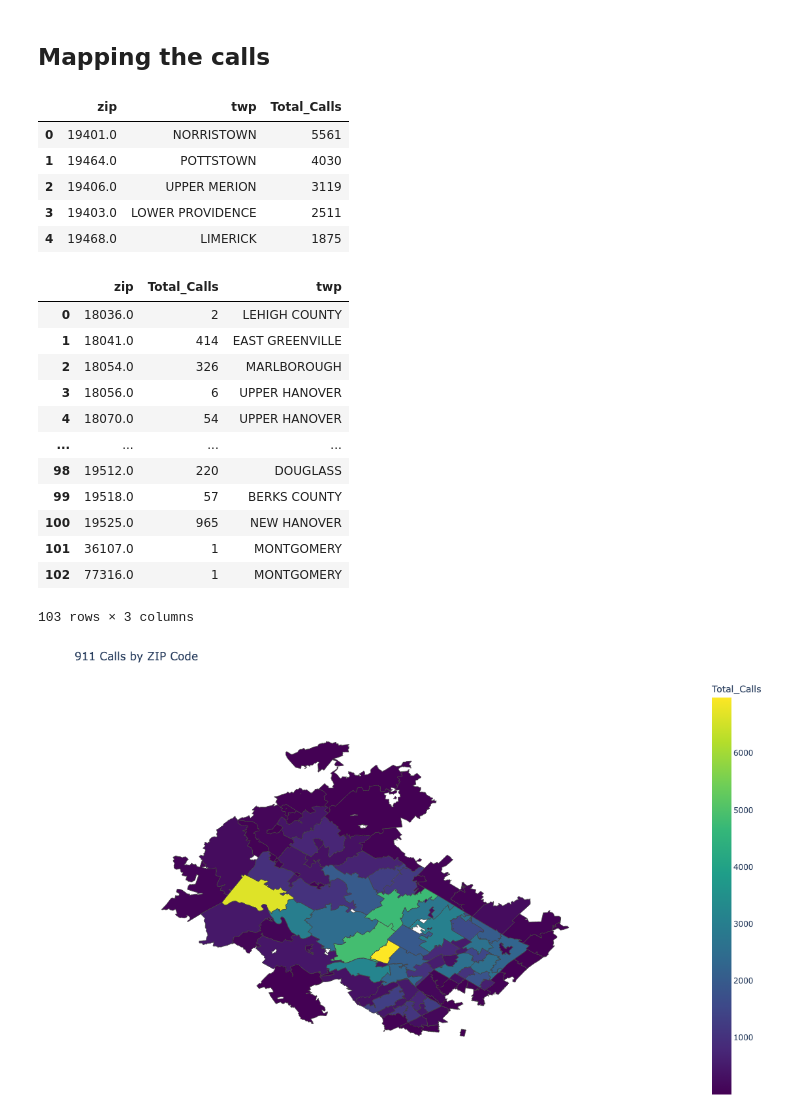
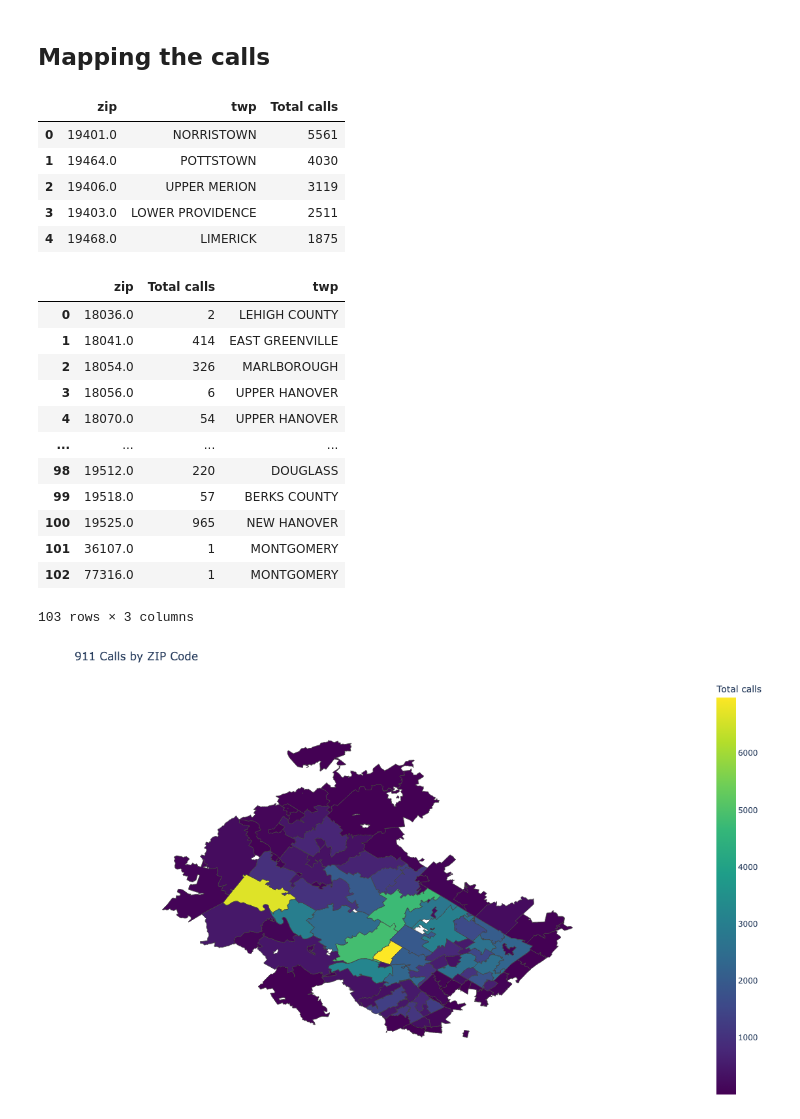
Before and after one commit to AlejandroFuentePinero/python-eda-mini-projects, a Jupyter notebook: 01_911_calls_analysis/01_911_EDA_project.ipynb, the cells around one changed output. Cells and saved outputs as stored; diff of their text form; code cells hidden in the pictures.

```diff
--- a/01_911_calls_analysis/01_911_EDA_project.ipynb
+++ b/01_911_calls_analysis/01_911_EDA_project.ipynb
@@ -390,10 +390,10 @@ plt.show()
 ## Mapping the calls
 # %%
 calls_by_zip = df[['zip', 'twp']].value_counts().reset_index()
-calls_by_zip.columns = ['zip', 'twp','Total_Calls']
+calls_by_zip.columns = ['zip', 'twp','Total calls']
 calls_by_zip.head()
 # %% [output]
-|  | zip | twp | Total_Calls |
+|  | zip | twp | Total calls |
 | 0 | 19401.0 | NORRISTOWN | 5561 |
 | 1 | 19464.0 | POTTSTOWN | 4030 |
 | 2 | 19406.0 | UPPER MERION | 3119 |
@@ -402,12 +402,12 @@ calls_by_zip.head()
 # %%
 zip_summary = (
     calls_by_zip.groupby('zip')
-    .agg({'Total_Calls': 'sum', 'twp': 'first'})
+    .agg({'Total calls': 'sum', 'twp': 'first'})
     .reset_index()
 )
 zip_summary
 # %% [output]
-|  | zip | Total_Calls | twp |
+|  | zip | Total calls | twp |
 | 0 | 18036.0 | 2 | LEHIGH COUNTY |
 | 1 | 18041.0 | 414 | EAST GREENVILLE |
 | 2 | 18054.0 | 326 | MARLBOROUGH |
@@ -423,22 +423,22 @@ zip_summary
 # %%
 fig = px.choropleth(
     zip_summary,
     geojson="https://raw.githubusercontent.com/OpenDataDE/State-zip-code-GeoJSON/master/pa_pennsylvania_zip_codes_geo.min.json",
     locations="zip",
     featureidkey="properties.ZCTA5CE10",
-    color="Total_Calls",
+    color="Total calls",
     color_continuous_scale="Viridis",
     hover_name="twp",
-    hover_data={"zip": True, "Total_Calls": True},
+    hover_data={"zip": True, "Total calls": True},
     title="911 Calls by ZIP Code"
 )
 
 fig.update_geos(fitbounds="locations", visible=False)
 fig.update_layout(
     width=1000,
     height=700,
     margin=dict(l=0, r=0, t=50, b=0)  # remove empty borders
 )
 fig.show()
 # %% [output]
-[figure, old version]
+[figure, new version]
```
